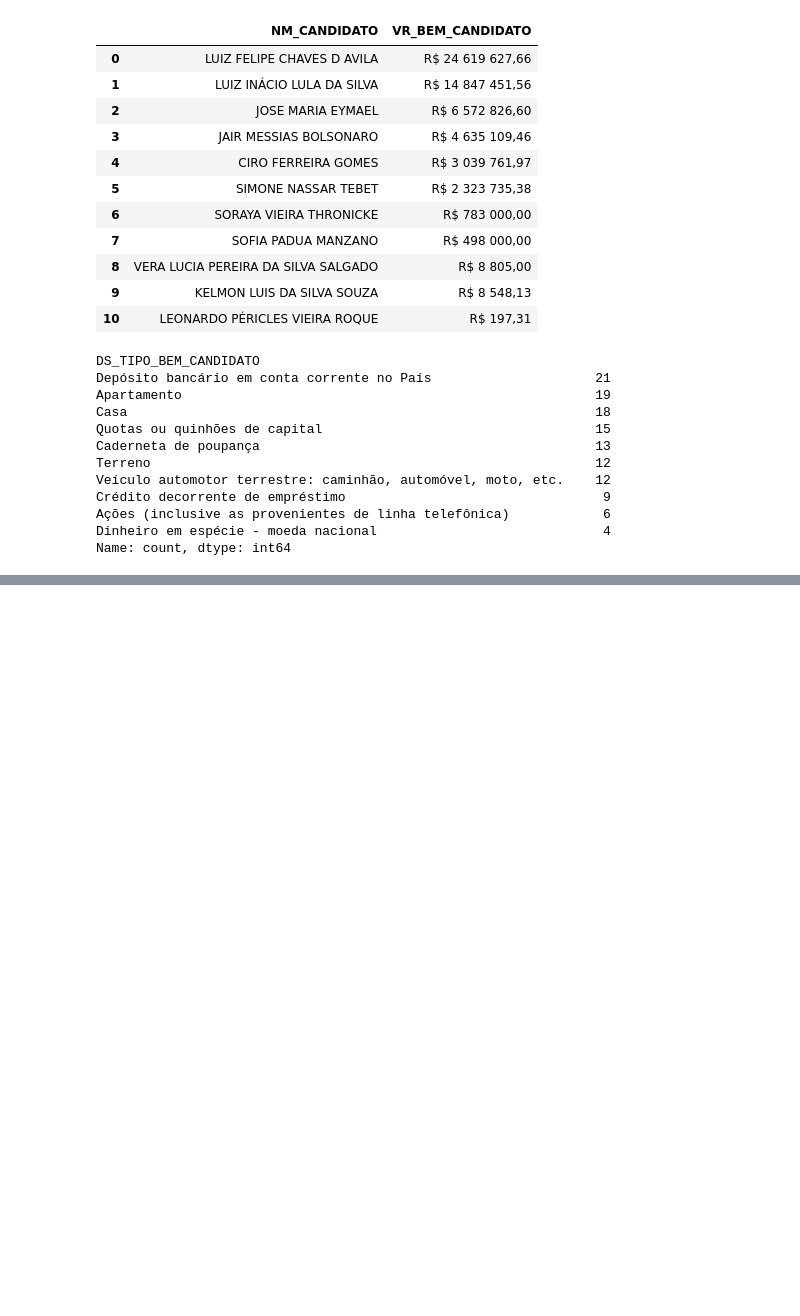
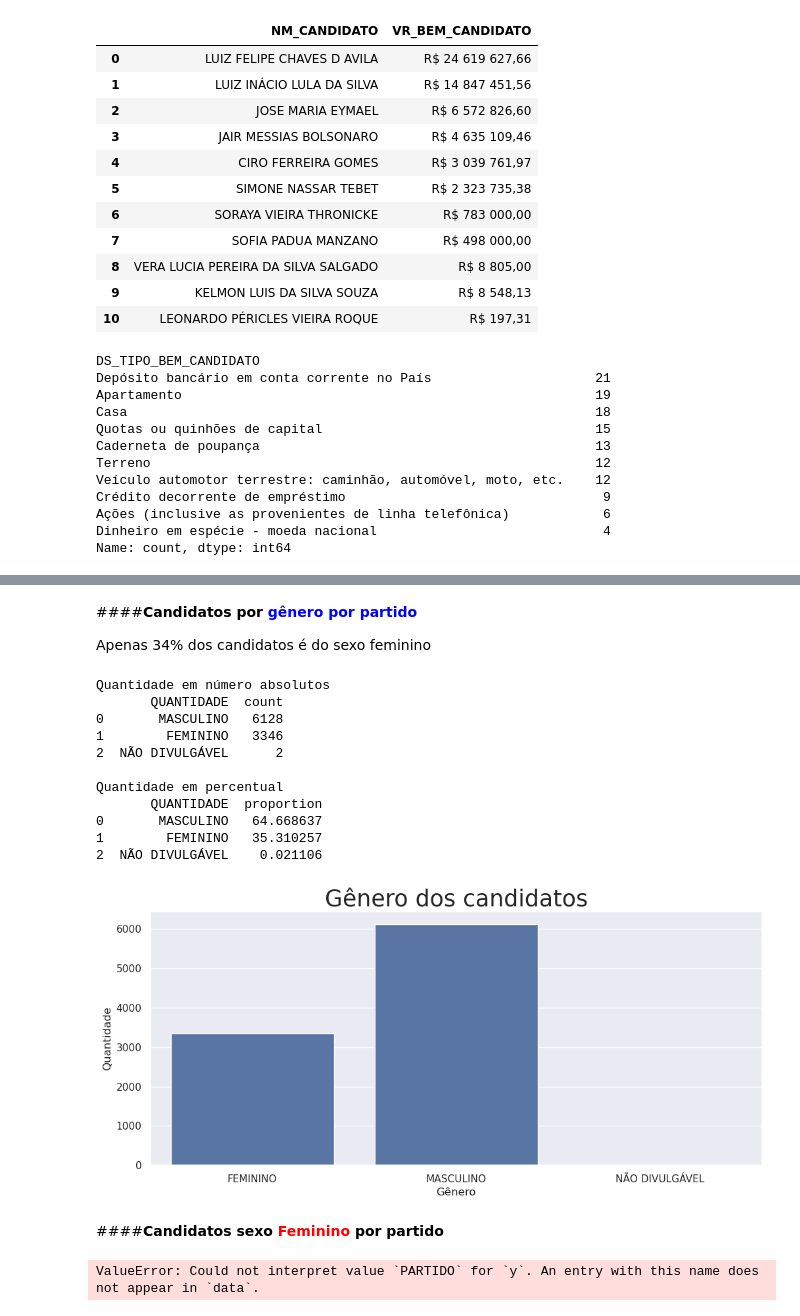
Before and after one commit to leandroclv/analise_manipulacao_dados_pandas_udemy, a Jupyter notebook: df_dados_TSE.ipynb, the cells around one changed output, grey strips where cells are left out. Drawn from its saved outputs; the diff is of its cells as text; code cells hidden in the pictures; blank space fills up the shorter version.

```diff
--- a/df_dados_TSE.ipynb
+++ b/df_dados_TSE.ipynb
@@ -254,0 +288,3 @@ extrato_investimento('')
+# %%
+deputados = df_bens.query('DS_CARGO == "DEPUTADO FEDERAL"')
+deputados.groupby(['SG_PARTIDO']).size().sort_values(ascending=False).head(20)
@@ -254,0 +309,54 @@ extrato_investimento('')
+# %% [markdown]
+####**Candidatos por <font style = 'color:blue'>gênero por partido</font>**
+
+Apenas 34% dos candidatos é do sexo feminino
+# %%
+#from locale import normalize
+imagem = sns.countplot(data=deputados, x='DS_GENERO')
+imagem.set_ylabel('Quantidade', fontsize=12);
+imagem.set_xlabel('Gênero')
+imagem.set_title('Gênero dos candidatos', fontsize=25)
+imagem.figure.set_size_inches(12,5)
+
+print('Quantidade em número absolutos')
+dados = deputados['DS_GENERO'].value_counts().reset_index()
+dados.rename(columns = {'index':'GENERO', 'DS_GENERO': 'QUANTIDADE'}, inplace=True)
+print(dados)
+print()
+
+print('Quantidade em percentual')
+dados1 = deputados['DS_GENERO'].value_counts(normalize=True) * 100
+dados1 = dados1.reset_index()
+dados1.rename(columns={'index':'GENERO', 'DS_GENERO':'QUANTIDADE'}, inplace=True)
+dados1['QUANTIDADE'] = round(dados1['QUANTIDADE'],2)
+print(dados1)
+print()
+# %% [output]
+Quantidade em número absolutos
+       QUANTIDADE  count
+0       MASCULINO   6128
+1        FEMININO   3346
+2  NÃO DIVULGÁVEL      2
+
+Quantidade em percentual
+       QUANTIDADE  proportion
+0       MASCULINO   64.668637
+1        FEMININO   35.310257
+2  NÃO DIVULGÁVEL    0.021106
+[figure, added]
+# %% [markdown]
+####**Candidatos sexo <font style='color:red'>Feminino</font> por partido**
+# %%
+feminino = deputados.query('DS_GENERO == "FEMININO"')
+temp = feminino['SG_PARTIDO'].value_counts().reset_index().head(5)
+temp.rename(columns={'index':'PARTIDO'}, inplace=True)
+
+imagem = sns.barplot(data=temp, x = 'SG_PARTIDO', y='PARTIDO')
+imagem.set_ylabel('Partido', fontsize = 12);
+imagem.set_xlabel('Quantidade')
+imagem.set_title('Candidatas femininos por partido', fontsize=25)
+imagem.figure.set_size_inches(12,5)
+
+temp
+# %% [output]
+ValueError: Could not interpret value `PARTIDO` for `y`. An entry with this name does not appear in `data`.
```
Also changed, not shown: parts of 5 cells of this notebook.
